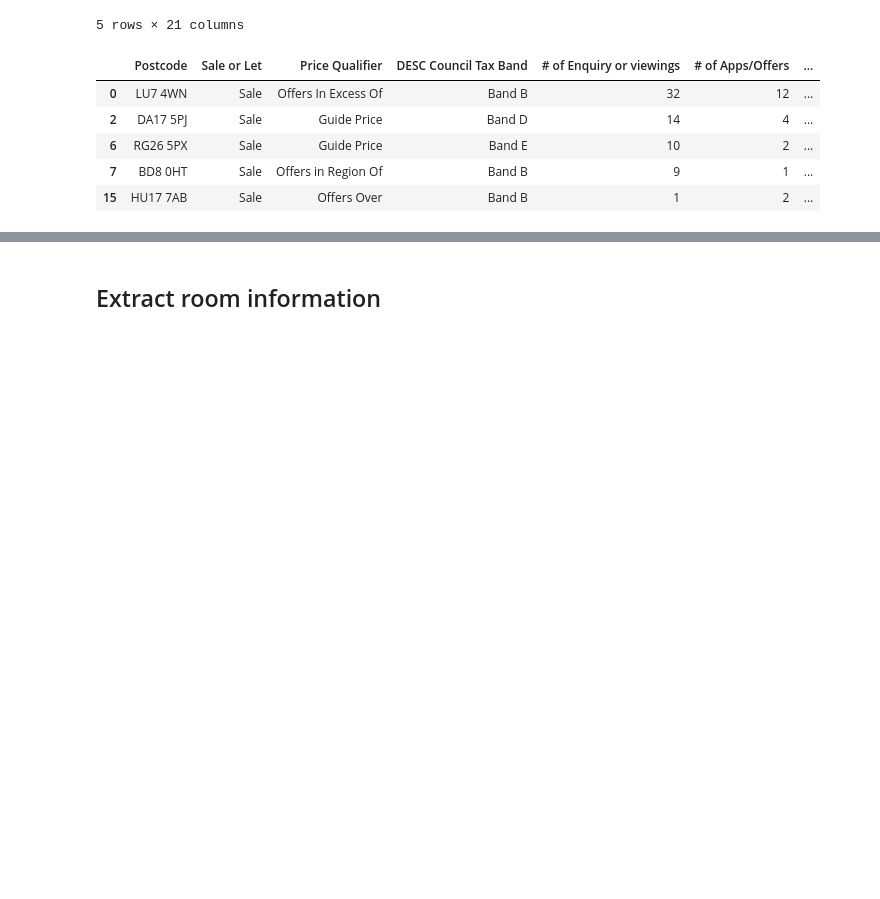
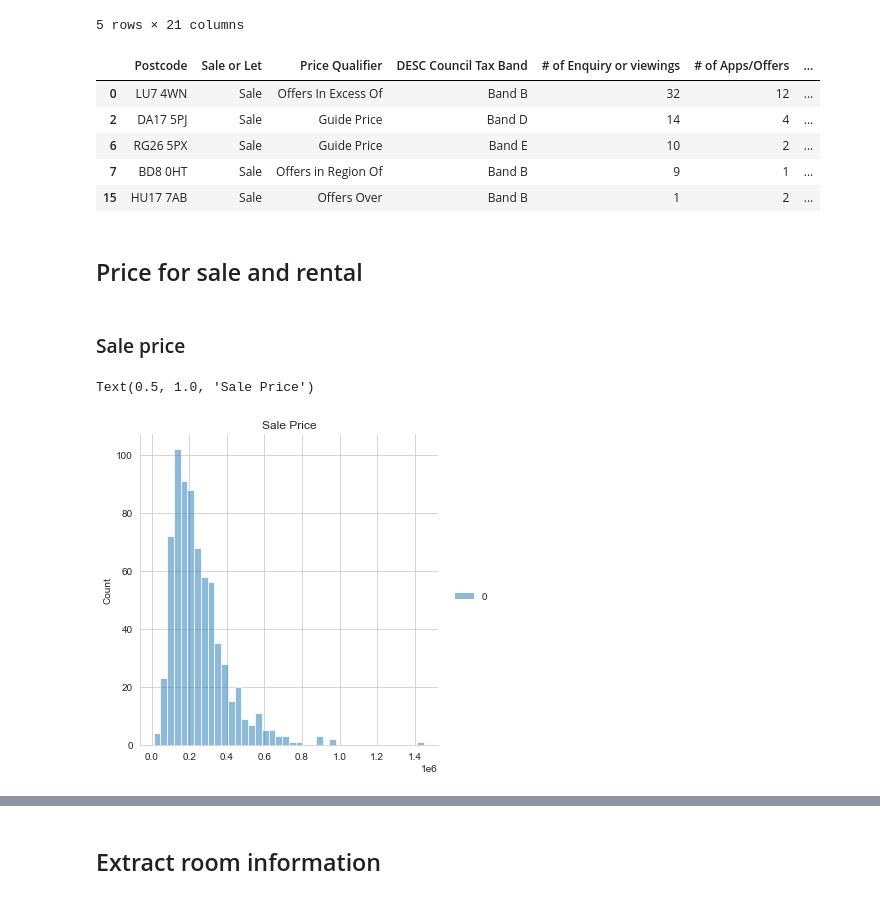
Before and after one commit to luowx0905/Individual-Project, a Jupyter notebook: sell property/read_dataset/create_input_data.ipynb, the cells around one changed output, grey strips where cells are left out. Cells and saved outputs as stored; diff of their text form; code cells hidden in the pictures; blank space fills up the shorter version.

```diff
--- a/sell property/read_dataset/create_input_data.ipynb
+++ b/sell property/read_dataset/create_input_data.ipynb
@@ -87,0 +85,16 @@ prices = [handler.price_or_rent[i][0] for i in valid_indices]
+# %% [markdown]
+## Price for sale and rental
+# %%
+prices = [handler.price_or_rent[i][0] for i in valid_indices]
+prices = pd.DataFrame(prices)
+rename_dict = {i: j for i, j in zip(range(len(prices)), valid_indices)}
+prices = prices.rename(index=rename_dict)
+# %% [markdown]
+### Sale price
+# %%
+sale_prices = prices[general_data["Sale or Let"] == "Sale"]
+sns.displot(sale_prices)
+plt.title("Sale Price")
+# %% [output]
+Text(0.5, 1.0, 'Sale Price')
+[figure, added]
```
Also changed, not shown: parts of 11 cells of this notebook, 8 other files.
